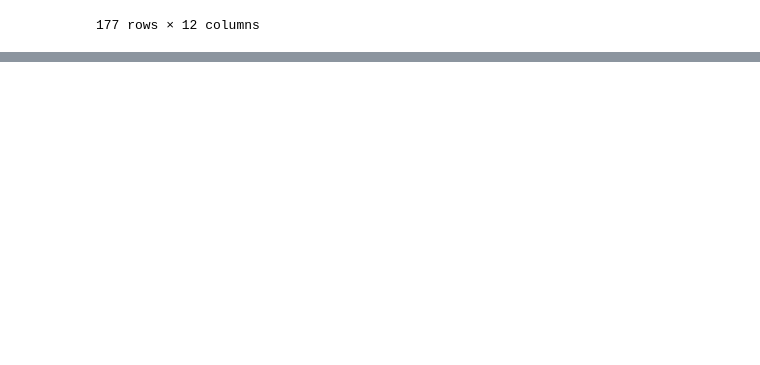
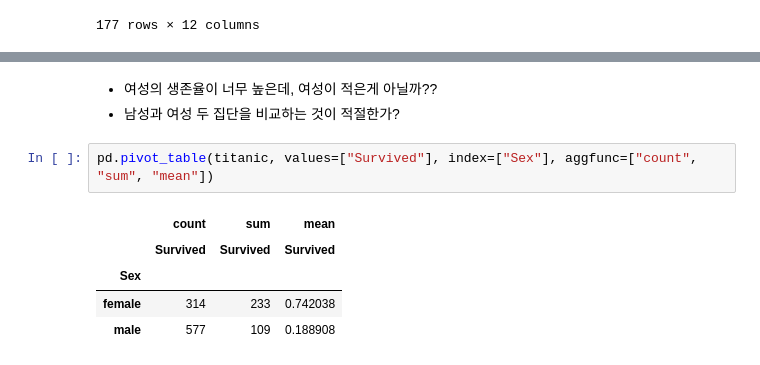
Before and after one commit to MangooH/Tutorial-for-Data-Science, a Jupyter notebook: tutorial_pandas.ipynb, the cells around one changed output, grey strips where cells are left out. Cells and saved outputs as stored; diff of their text form; blank space fills up the shorter version.

```diff
--- a/tutorial_pandas.ipynb
+++ b/tutorial_pandas.ipynb
@@ -594,0 +693,11 @@ Name: Fare, Length: 305, dtype: float64
+# %% [markdown]
+- 여성의 생존율이 너무 높은데, 여성이 적은게 아닐까??
+- 남성과 여성 두 집단을 비교하는 것이 적절한가?
+# %%
+pd.pivot_table(titanic, values=["Survived"], index=["Sex"], aggfunc=["count", "sum", "mean"])
+# %% [output]
+|  | count | sum | mean |
+|  | Survived | Survived | Survived |
+| Sex |  |  |  |
+| female | 314 | 233 | 0.742038 |
+| male | 577 | 109 | 0.188908 |
```
Also changed, not shown: parts of 18 cells of this notebook, 6 other files.
